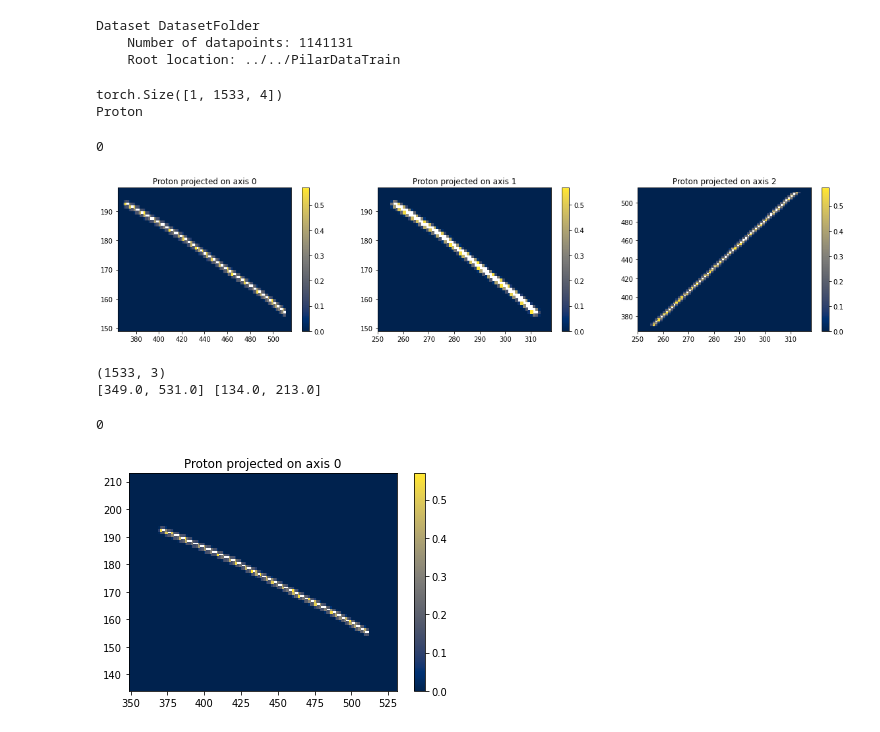
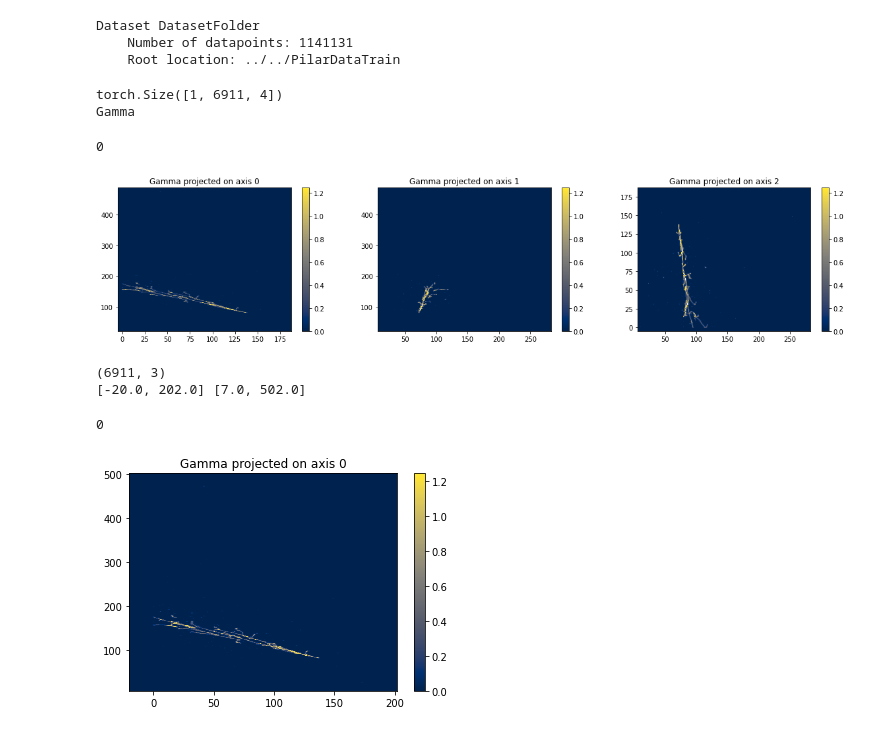
Before and after one commit to NuTufts/lareqnn, a Jupyter notebook: dataset/data_visualization.ipynb, the cells around one changed output. Saved outputs shown, nothing was run; the diff lists cells and outputs as text; code cells hidden in the pictures.

```diff
--- a/dataset/data_visualization.ipynb
+++ b/dataset/data_visualization.ipynb
@@ -58,18 +133,21 @@ next_iter = next(it)
-# %%
-print(next_iter[0].shape)
-print(idx_to_class[int(next_iter[1][0])])
-# %% [output]
-torch.Size([1, 1533, 4])
-Proton
+# %%
+next_data, class_label = next(it)
+label = idx_to_class[int(class_label[0])]
+# %%
+print(next_data.shape)
+print(label)
+# %% [output]
+torch.Size([1, 6911, 4])
+Gamma
 # %%
-plot_all_projections(next_iter, idx_to_class, offset = 5, save = True)
+plot_all_projections(next_data, label, offset = 5, save = False)
 # %% [output]
 0
-[figure, old version]
+[figure, new version]
 # %%
-plot_projection(next_iter,idx_to_class,projection_axis=0)
+plot_projection(next_data, label, projection_axis=0)
 # %% [output]
-(1533, 3)
-[349.0, 531.0] [134.0, 213.0]
+(6911, 3)
+[-20.0, 202.0] [7.0, 502.0]
 0
-[figure, old version]
+[figure, new version]
```
Also changed, not shown: parts of 22 cells of this notebook, 10 other files.
